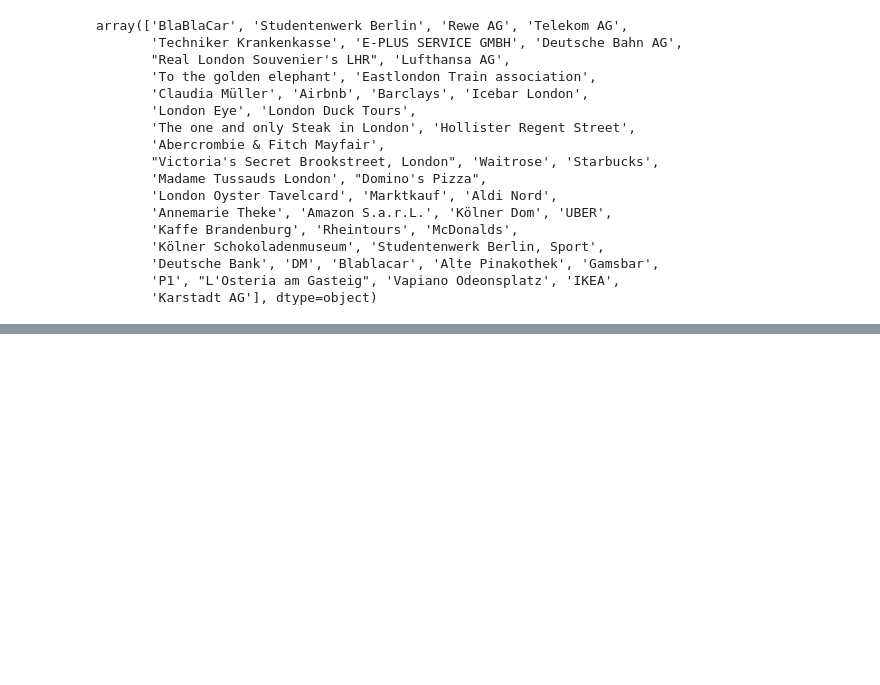
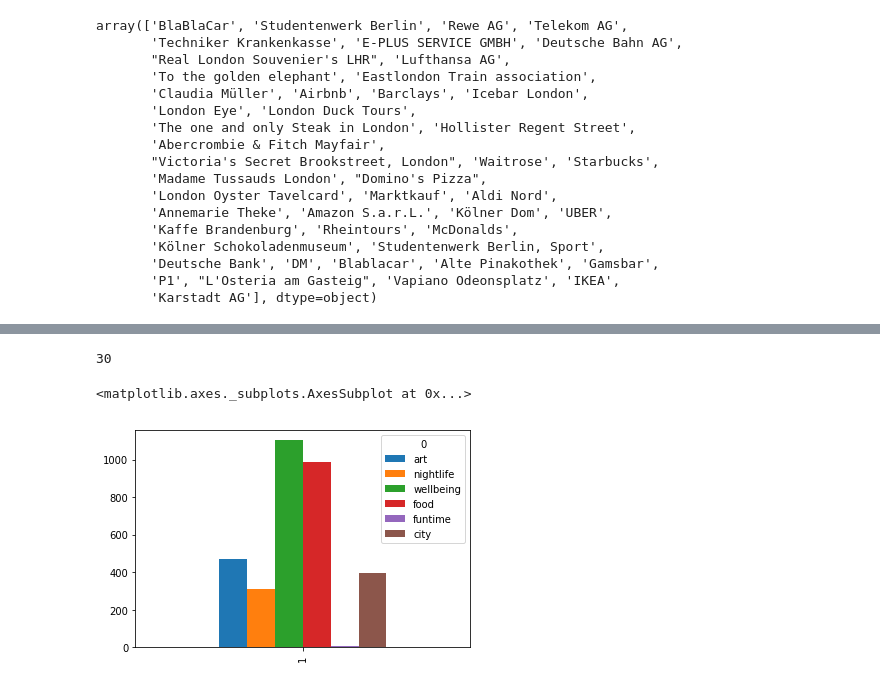
Before and after one commit to skarzi/starthack, a Jupyter notebook: data.ipynb, the cells around one changed output, grey strips where cells are left out. Cells and saved outputs as stored; diff of their text form; code cells hidden in the pictures; blank space fills up the shorter version.

Commit message:
Add many apis and data sources

```diff
--- a/data.ipynb
+++ b/data.ipynb
@@ -72,0 +469,26 @@ McDonalds
+# %%
+num_res_clas = defaultdict(int)
+coords_all = defaultdict(list)
+i = 0
+for cat, vals in all_cats.items():
+    for c in vals:
+        coords = get_coords(
+            GoogPlac(
+                latlan['lat'],
+                latlan['lng'],
+                radius=5000,
+                types=c,
+                key=YOUR_API_KEY)['results'])
+        num = len(coords)
+        num_res_clas[cat] += num
+        coords_all[cat].extend(coords)
+        print(i, end='\r')
+        i+=1
+# %% [output]
+30
+# %%
+dt = pd.DataFrame(list(num_res_clas.items())).T
+# %%
+dt.columns = dt.iloc[0]
+# %%
+dt = dt.drop(0, axis=0)
@@ -72,0 +497,5 @@ McDonalds
+# %%
+dt.plot(kind='bar')
+# %% [output]
+<matplotlib.axes._subplots.AxesSubplot at 0x...>
+[figure, added]
```
Also changed, not shown: parts of 58 cells of this notebook, 9 other files.
